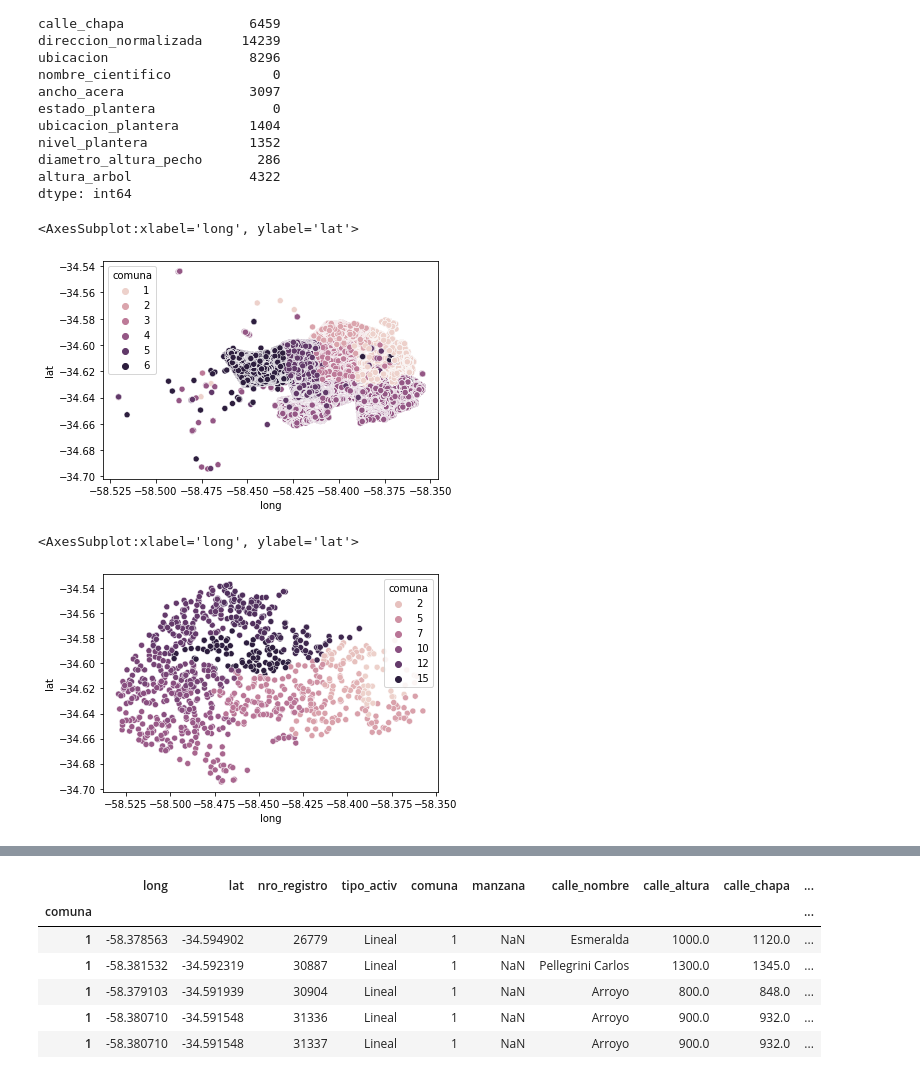
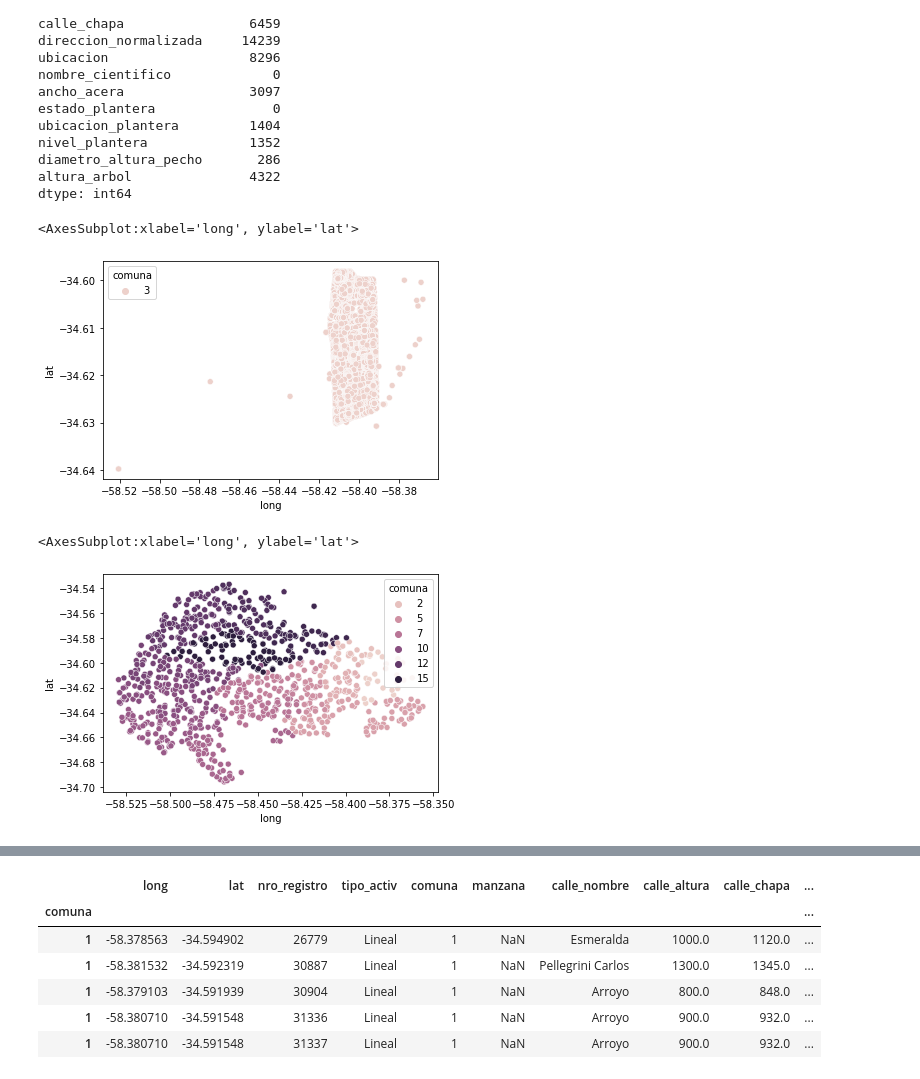
Before and after one commit to IonatanPerez/Cursos_DHDS_CN13, a Jupyter notebook: Clases/C5 - Pandas_1/Modelo.ipynb, the cells around one changed output, grey strips where cells are left out. Drawn from its saved outputs; the diff is of its cells as text; code cells hidden in the pictures.

```diff
--- a/Clases/C5 - Pandas_1/Modelo.ipynb
+++ b/Clases/C5 - Pandas_1/Modelo.ipynb
@@ -54,8 +54,8 @@ import pandas as pd
 # %%
 # Cargamos los datos
 
-filename = "arbolado-publico-lineal-2017-2018.csv"
-data = pd.read_csv(filename)
+#filename = "arbolado-publico-lineal-2017-2018.csv"
+data = pd.read_csv('https://cdn.buenosaires.gob.ar/datosabiertos/datasets/arbolado-publico-lineal/arbolado-publico-lineal-2017-2018.csv')
 
 data.head()
 # %% [output]
@@ -291,14 +284,14 @@ dtype: int64
 # %%
 # Queremos graficar los arboles en algunas comunas.
 
-sns.scatterplot(data = data[data["comuna"]<7], x="long", y="lat", hue="comuna")
+sns.scatterplot(data = data[data['comuna']==3], x="long", y="lat", hue="comuna")
 # %% [output]
 <AxesSubplot:xlabel='long', ylabel='lat'>
-[figure, old version]
+[figure, new version]
 # %%
 # Vamos a hacer lo mismo pero con menos muestras
 
 sns.scatterplot(data = data.sample(1000), x="long", y="lat", hue="comuna") # Mostrar que pasa cuando se ponen pocas muestras y se ejecuta varias veces
 # %% [output]
 <AxesSubplot:xlabel='long', ylabel='lat'>
-[figure, old version]
+[figure, new version]
```
Also changed, not shown: parts of 10 cells of this notebook, 2 other files.
